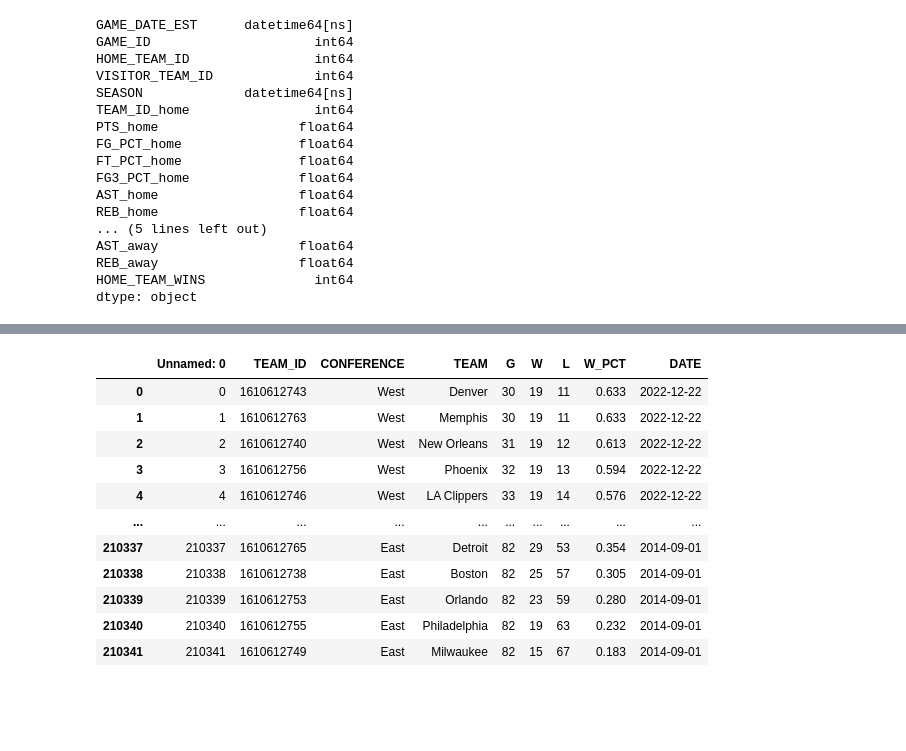
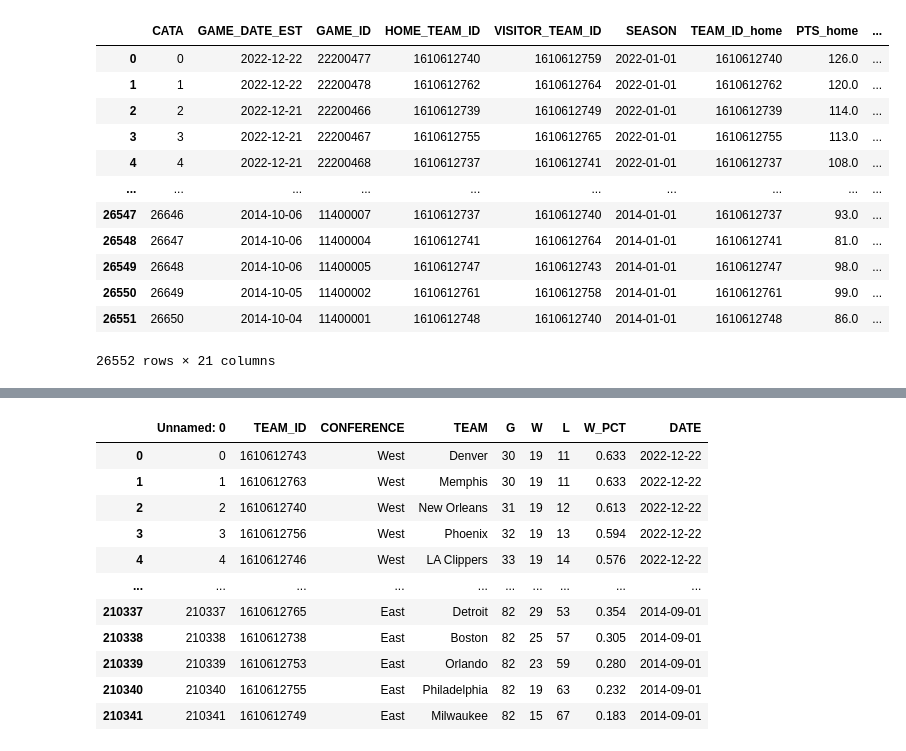
Before and after one commit to mrneuenschwander/Bootcamp-Final-Project, a Jupyter notebook: jupyter/emprrs_washboard.ipynb, the cells around one changed output, grey strips where cells are left out. Cells and saved outputs as stored; diff of their text form; code cells hidden in the pictures; blank space fills up the shorter version.

```diff
--- a/jupyter/emprrs_washboard.ipynb
+++ b/jupyter/emprrs_washboard.ipynb
@@ -4,25 +4,21 @@ import numpy as np
 import math
 # %%
 gamesdf = pd.read_csv("../resources/preclean/clean_games.csv", parse_dates=["SEASON"])
-gamesdf = gamesdf.drop(gamesdf[["Unnamed: 0"]], axis=1)
+gamesdf = gamesdf.rename(columns={"Unnamed: 0" : "CATA"})
 gamesdf["GAME_DATE_EST"] = pd.to_datetime(gamesdf.GAME_DATE_EST)
 
-gamesdf.dtypes
+gamesdf
 # %% [output]
+|  | CATA | GAME_DATE_EST | GAME_ID | HOME_TEAM_ID | VISITOR_TEAM_ID | SEASON | TEAM_ID_home | PTS_home | ... |
+| 0 | 0 | 2022-12-22 | 22200477 | 1610612740 | 1610612759 | 2022-01-01 | 1610612740 | 126.0 | ... |
+| 1 | 1 | 2022-12-22 | 22200478 | 1610612762 | 1610612764 | 2022-01-01 | 1610612762 | 120.0 | ... |
+| 2 | 2 | 2022-12-21 | 22200466 | 1610612739 | 1610612749 | 2022-01-01 | 1610612739 | 114.0 | ... |
+| 3 | 3 | 2022-12-21 | 22200467 | 1610612755 | 1610612765 | 2022-01-01 | 1610612755 | 113.0 | ... |
+| 4 | 4 | 2022-12-21 | 22200468 | 1610612737 | 1610612741 | 2022-01-01 | 1610612737 | 108.0 | ... |
+| ... | ... | ... | ... | ... | ... | ... | ... | ... | ... |
+| 26547 | 26646 | 2014-10-06 | 11400007 | 1610612737 | 1610612740 | 2014-01-01 | 1610612737 | 93.0 | ... |
+| 26548 | 26647 | 2014-10-06 | 11400004 | 1610612741 | 1610612764 | 2014-01-01 | 1610612741 | 81.0 | ... |
+| 26549 | 26648 | 2014-10-06 | 11400005 | 1610612747 | 1610612743 | 2014-01-01 | 1610612747 | 98.0 | ... |
+| 26550 | 26649 | 2014-10-05 | 11400002 | 1610612761 | 1610612758 | 2014-01-01 | 1610612761 | 99.0 | ... |
+| 26551 | 26650 | 2014-10-04 | 11400001 | 1610612748 | 1610612740 | 2014-01-01 | 1610612748 | 86.0 | ... |
-GAME_DATE_EST      datetime64[ns]
-GAME_ID                     int64
-HOME_TEAM_ID                int64
-VISITOR_TEAM_ID             int64
-SEASON             datetime64[ns]
-TEAM_ID_home                int64
-PTS_home                  float64
-FG_PCT_home               float64
-FT_PCT_home               float64
-FG3_PCT_home              float64
-AST_home                  float64
-REB_home                  float64
-... (5 lines left out)
-AST_away                  float64
-REB_away                  float64
-HOME_TEAM_WINS              int64
-dtype: object
+26552 rows × 21 columns
```
Also changed, not shown: parts of 18 cells of this notebook, 4 other files.
